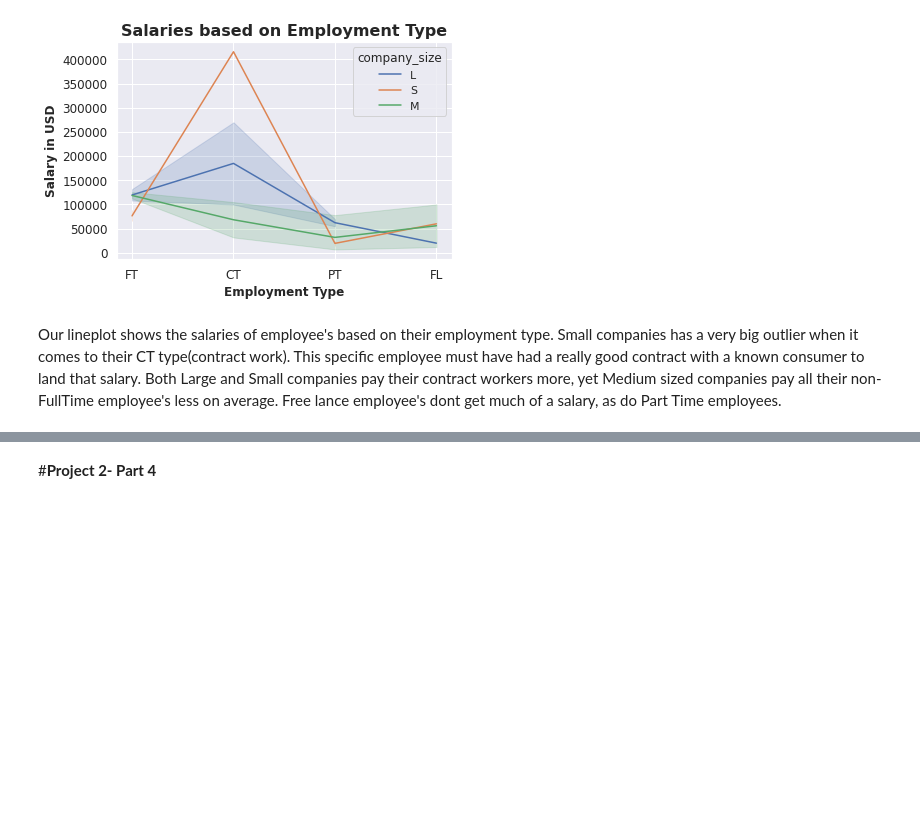
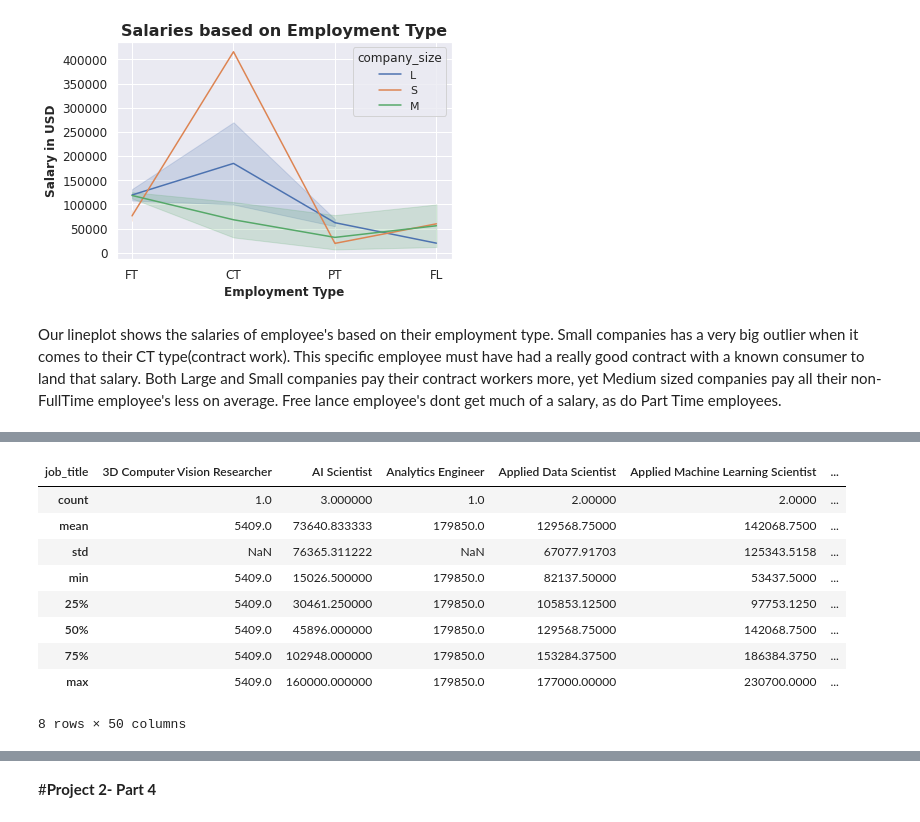
Before and after one commit to ChrisDaVillager/Data-Science-Salaries, a Jupyter notebook: Project_2_Part_4.ipynb, the cells around one changed output, grey strips where cells are left out. Cells and saved outputs as stored; diff of their text form; code cells hidden in the pictures; blank space fills up the shorter version.

```diff
--- a/Project_2_Part_4.ipynb
+++ b/Project_2_Part_4.ipynb
@@ -325,0 +357,13 @@ Our lineplot shows the salaries of employee's based on their employment type. Sm
+# %%
+job_salary.describe()
+# %% [output]
+| job_title | 3D Computer Vision Researcher | AI Scientist | Analytics Engineer | Applied Data Scientist | Applied Machine Learning Scientist | ... |
+| count | 1.0 | 3.000000 | 1.0 | 2.00000 | 2.0000 | ... |
+| mean | 5409.0 | 73640.833333 | 179850.0 | 129568.75000 | 142068.7500 | ... |
+| std | NaN | 76365.311222 | NaN | 67077.91703 | 125343.5158 | ... |
+| min | 5409.0 | 15026.500000 | 179850.0 | 82137.50000 | 53437.5000 | ... |
+| 25% | 5409.0 | 30461.250000 | 179850.0 | 105853.12500 | 97753.1250 | ... |
+| 50% | 5409.0 | 45896.000000 | 179850.0 | 129568.75000 | 142068.7500 | ... |
+| 75% | 5409.0 | 102948.000000 | 179850.0 | 153284.37500 | 186384.3750 | ... |
+| max | 5409.0 | 160000.000000 | 179850.0 | 177000.00000 | 230700.0000 | ... |
+8 rows × 50 columns
```
Also changed, not shown: parts of 3 cells of this notebook.
